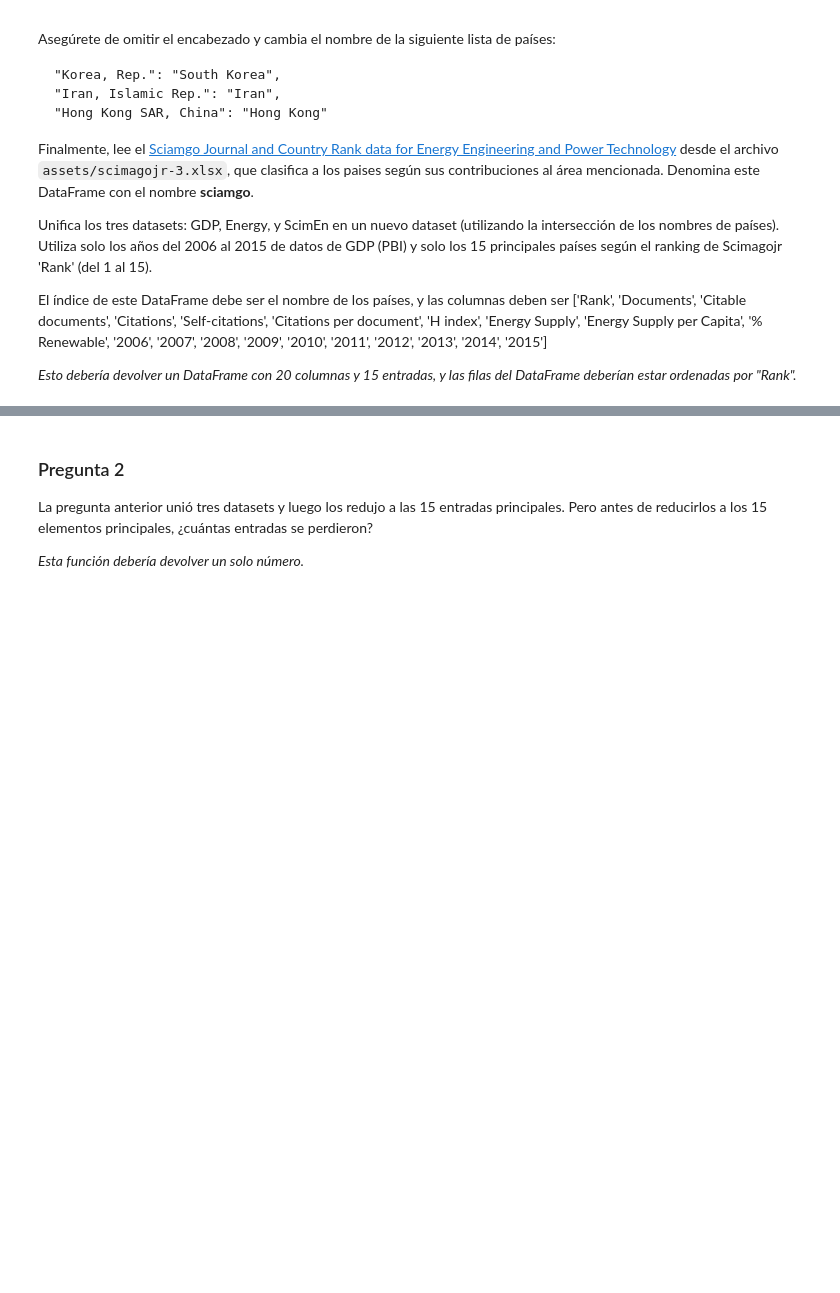
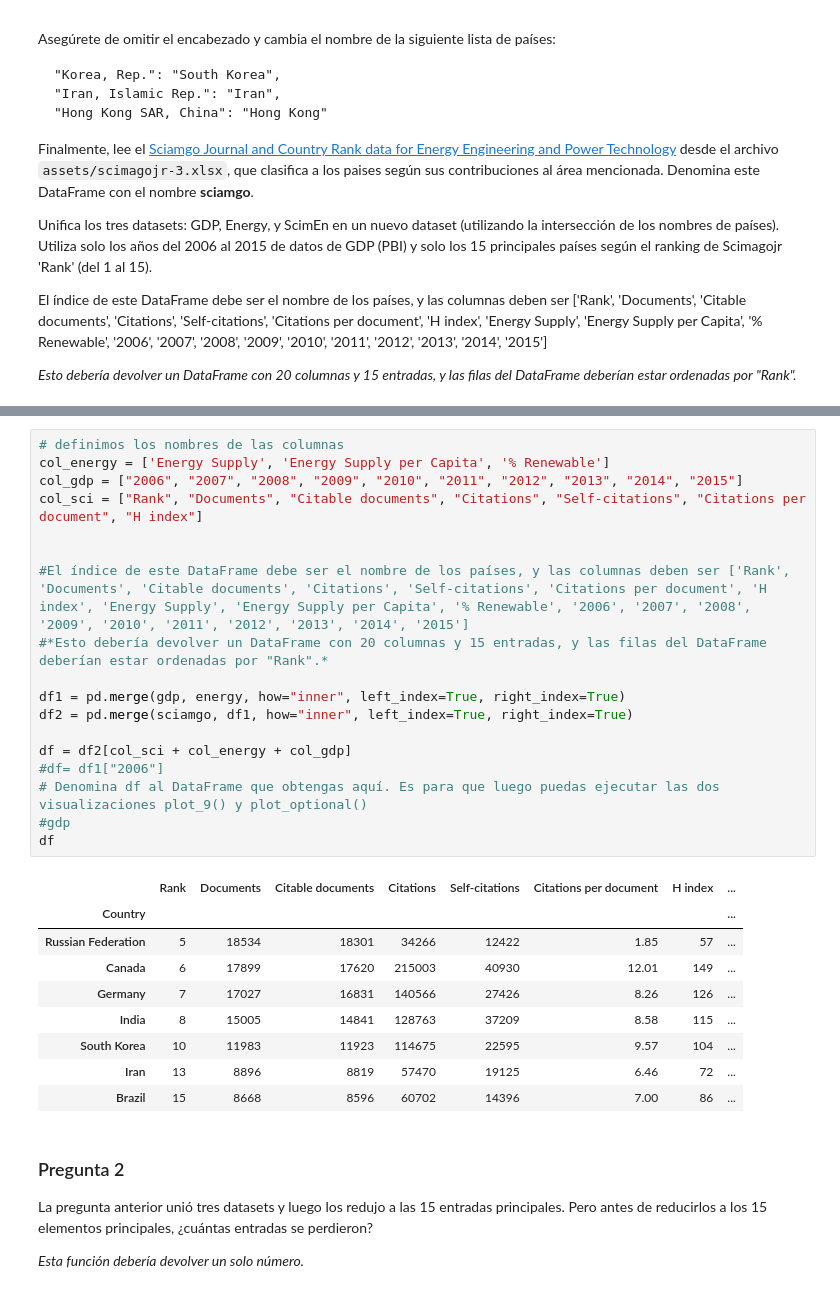
Before and after one commit to AlexiaPereiraa/Proyecto2_DataAnalisis, a Jupyter notebook: proyecto_2.ipynb, the cells around one changed output, grey strips where cells are left out. Cells and saved outputs as stored; diff of their text form; blank space fills up the shorter version.

```diff
--- a/proyecto_2.ipynb
+++ b/proyecto_2.ipynb
@@ -56,3 +133,31 @@ El índice de este DataFrame debe ser el nombre de los países, y las columnas d
+# %%
+# definimos los nombres de las columnas
+col_energy = ['Energy Supply', 'Energy Supply per Capita', '% Renewable']
+col_gdp = ["2006", "2007", "2008", "2009", "2010", "2011", "2012", "2013", "2014", "2015"]
+col_sci = ["Rank", "Documents", "Citable documents", "Citations", "Self-citations", "Citations per document", "H index"]
+
+
+#El índice de este DataFrame debe ser el nombre de los países, y las columnas deben ser ['Rank', 'Documents', 'Citable documents', 'Citations', 'Self-citations', 'Citations per document', 'H index', 'Energy Supply', 'Energy Supply per Capita', '% Renewable', '2006', '2007', '2008', '2009', '2010', '2011', '2012', '2013', '2014', '2015']
+#*Esto debería devolver un DataFrame con 20 columnas y 15 entradas, y las filas del DataFrame deberían estar ordenadas por "Rank".*
+
+df1 = pd.merge(gdp, energy, how="inner", left_index=True, right_index=True)
+df2 = pd.merge(sciamgo, df1, how="inner", left_index=True, right_index=True)
+
+df = df2[col_sci + col_energy + col_gdp]
+#df= df1["2006"]
+# Denomina df al DataFrame que obtengas aquí. Es para que luego puedas ejecutar las dos visualizaciones plot_9() y plot_optional()
+#gdp
+df
+# %% [output]
+|  | Rank | Documents | Citable documents | Citations | Self-citations | Citations per document | H index | ... |
+| Country |  |  |  |  |  |  |  | ... |
+| Russian Federation | 5 | 18534 | 18301 | 34266 | 12422 | 1.85 | 57 | ... |
+| Canada | 6 | 17899 | 17620 | 215003 | 40930 | 12.01 | 149 | ... |
+| Germany | 7 | 17027 | 16831 | 140566 | 27426 | 8.26 | 126 | ... |
+| India | 8 | 15005 | 14841 | 128763 | 37209 | 8.58 | 115 | ... |
+| South Korea | 10 | 11983 | 11923 | 114675 | 22595 | 9.57 | 104 | ... |
+| Iran | 13 | 8896 | 8819 | 57470 | 19125 | 6.46 | 72 | ... |
+| Brazil | 15 | 8668 | 8596 | 60702 | 14396 | 7.00 | 86 | ... |
 # %% [markdown]
 ### Pregunta 2
 La pregunta anterior unió tres datasets y luego los redujo a las 15 entradas principales. Pero antes de reducirlos a los 15 elementos principales, ¿cuántas entradas se perdieron?
```
Also changed, not shown: parts of 21 cells of this notebook.
